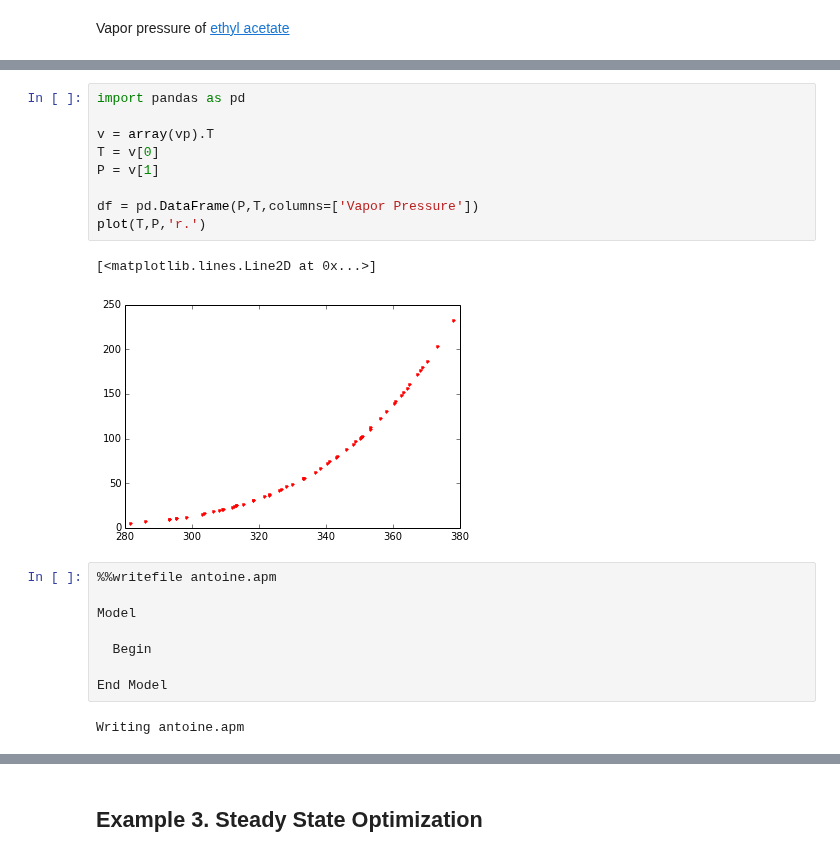
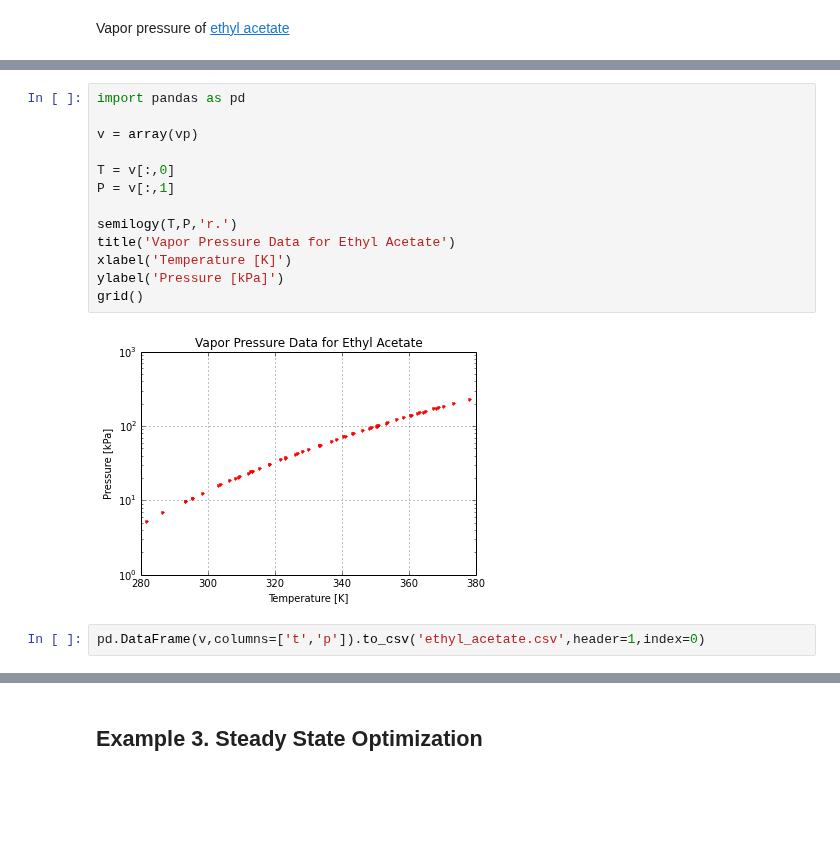
Before and after one commit to jckantor/CBE40455, a Jupyter notebook: notebooks/Getting Started with APMonitor.ipynb, the cells around one changed output, grey strips where cells are left out. Drawn from its saved outputs; the diff is of its cells as text; blank space fills up the shorter version.

```diff
--- a/notebooks/Getting Started with APMonitor.ipynb
+++ b/notebooks/Getting Started with APMonitor.ipynb
@@ -135,22 +98,17 @@ vp = [[281.52, 5.214],
 # %%
 import pandas as pd
 
-v = array(vp).T
-T = v[0]
-P = v[1]
+v = array(vp)
 
-df = pd.DataFrame(P,T,columns=['Vapor Pressure'])
-plot(T,P,'r.')
+T = v[:,0]
+P = v[:,1]
+
+semilogy(T,P,'r.')
+title('Vapor Pressure Data for Ethyl Acetate')
+xlabel('Temperature [K]')
+ylabel('Pressure [kPa]')
+grid()
 # %% [output]
-[<matplotlib.lines.Line2D at 0x...>]
-[figure, old version]
+[figure, new version]
-# %%
-%%writefile antoine.apm
-
-Model
-
-  Begin
-
-End Model
-# %% [output]
-Writing antoine.apm
+# %%
+pd.DataFrame(v,columns=['t','p']).to_csv('ethyl_acetate.csv',header=1,index=0)
```
Also changed, not shown: parts of 12 cells of this notebook, 2 other files.
